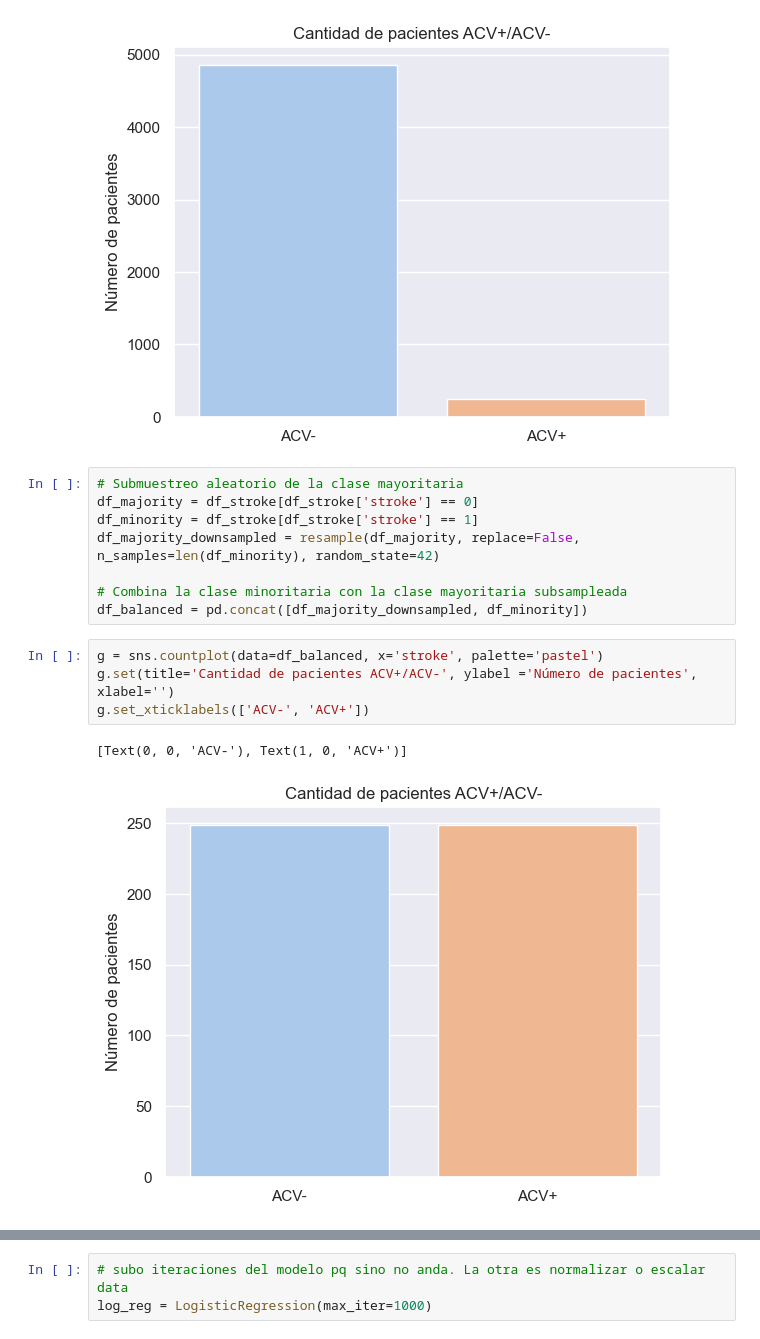
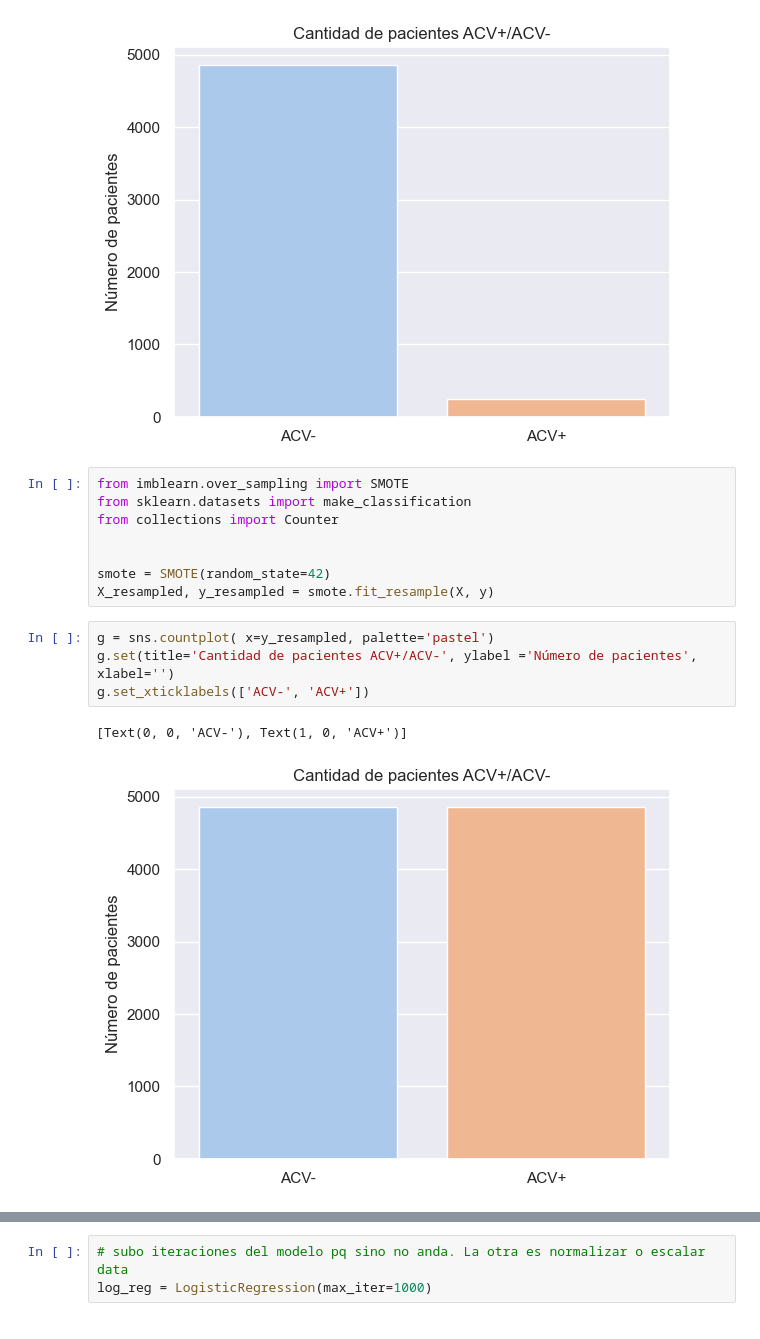
Before and after one commit to patricioneri/Stroke_analysis, a Jupyter notebook: Proyecto_Final Garcia.ipynb, the cells around one changed output, grey strips where cells are left out. Cells and saved outputs as stored; diff of their text form.

```diff
--- a/Proyecto_Final Garcia.ipynb
+++ b/Proyecto_Final Garcia.ipynb
@@ -322,19 +335,19 @@ g8.set_xticklabels(['ACV-', 'ACV+'])
 # %% [output]
 [Text(0, 0, 'ACV-'), Text(1, 0, 'ACV+')]
 [figure]
-# %%
-# Submuestreo aleatorio de la clase mayoritaria
-df_majority = df_stroke[df_stroke['stroke'] == 0]
-df_minority = df_stroke[df_stroke['stroke'] == 1]
-df_majority_downsampled = resample(df_majority, replace=False, n_samples=len(df_minority), random_state=42)
-
-# Combina la clase minoritaria con la clase mayoritaria subsampleada
-df_balanced = pd.concat([df_majority_downsampled, df_minority])
+# %%
+from imblearn.over_sampling import SMOTE
+from sklearn.datasets import make_classification
+from collections import Counter
+
+
+smote = SMOTE(random_state=42)
+X_resampled, y_resampled = smote.fit_resample(X, y)
 # %%
-g = sns.countplot(data=df_balanced, x='stroke', palette='pastel')
+g = sns.countplot( x=y_resampled, palette='pastel')
 g.set(title='Cantidad de pacientes ACV+/ACV-', ylabel ='Número de pacientes', xlabel='')
 g.set_xticklabels(['ACV-', 'ACV+'])
 # %% [output]
 [Text(0, 0, 'ACV-'), Text(1, 0, 'ACV+')]
-[figure, old version]
+[figure, new version]
 # %%
```
Also changed, not shown: parts of 35 cells of this notebook.
